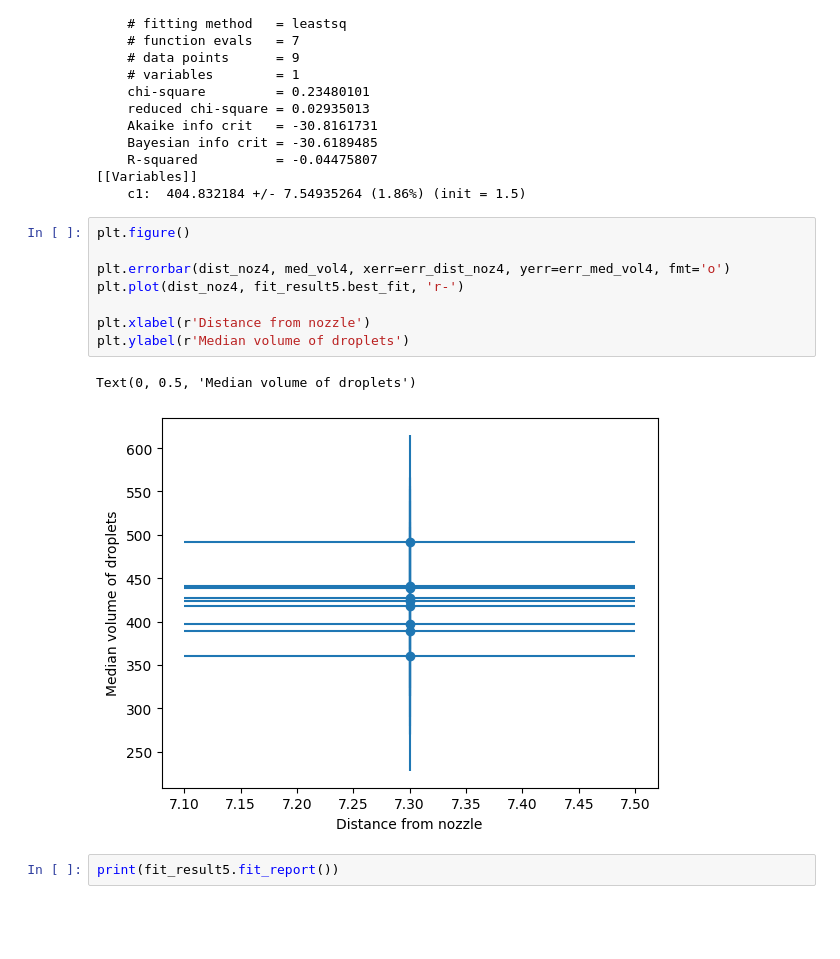
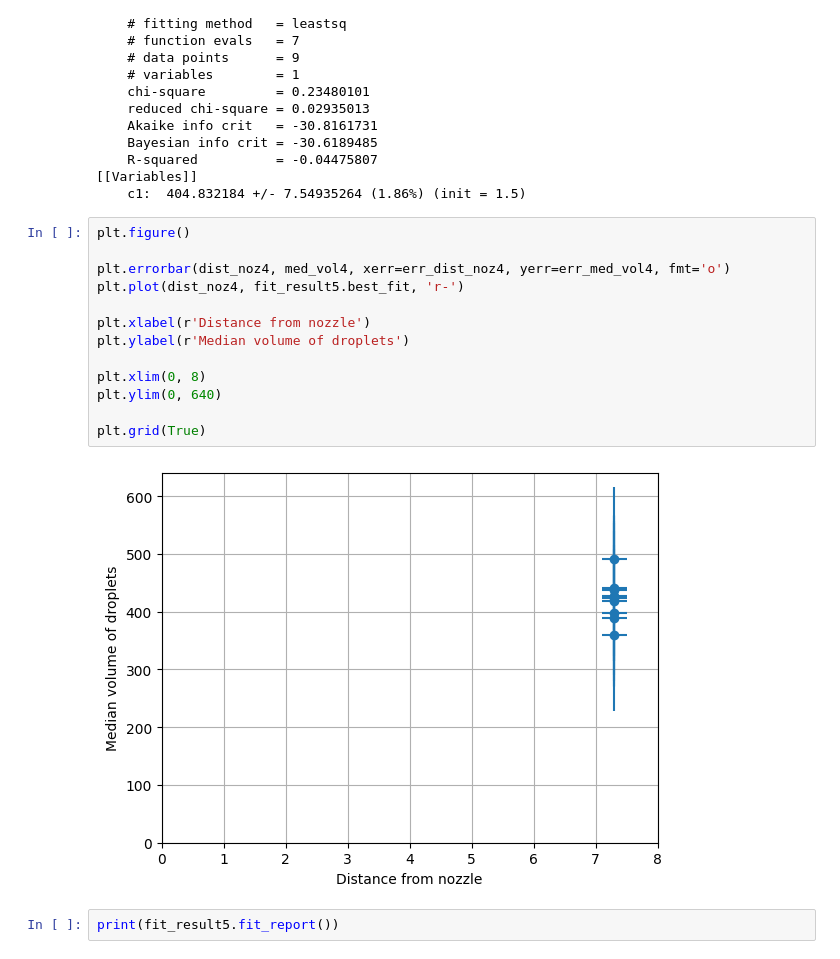
Before and after one commit to Trystan-Git/PNS-group-23--Dynamics-of-coalescence-events-in-spray-clouds, a Jupyter notebook: Data-analysis_day3.ipynb, the cells around one changed output. Drawn from its saved outputs; the diff is of its cells as text; blank space fills up the shorter version.

Commit message:
Changed the axes, some minor fixes to the plots
Changed the axes, some minor fixes to the plots

```diff
--- a/Data-analysis_day3.ipynb
+++ b/Data-analysis_day3.ipynb
@@ -322,14 +358,18 @@ print(fit_result4.fit_report())
 # %%
 plt.figure()
 
 plt.errorbar(dist_noz4, med_vol4, xerr=err_dist_noz4, yerr=err_med_vol4, fmt='o')
 plt.plot(dist_noz4, fit_result5.best_fit, 'r-')
 
 plt.xlabel(r'Distance from nozzle')
 plt.ylabel(r'Median volume of droplets')
+
+plt.xlim(0, 8)
+plt.ylim(0, 640)
+
+plt.grid(True)
 # %% [output]
-Text(0, 0.5, 'Median volume of droplets')
-[figure, old version]
+[figure, new version]
 # %%
 print(fit_result5.fit_report())
 # %% [output]
```
Also changed, not shown: parts of 9 cells of this notebook, 1 other file.
